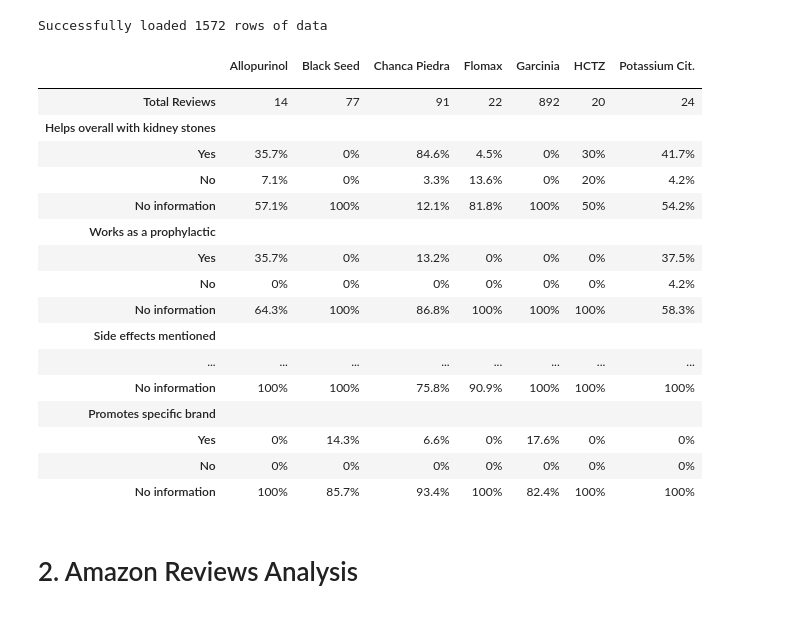
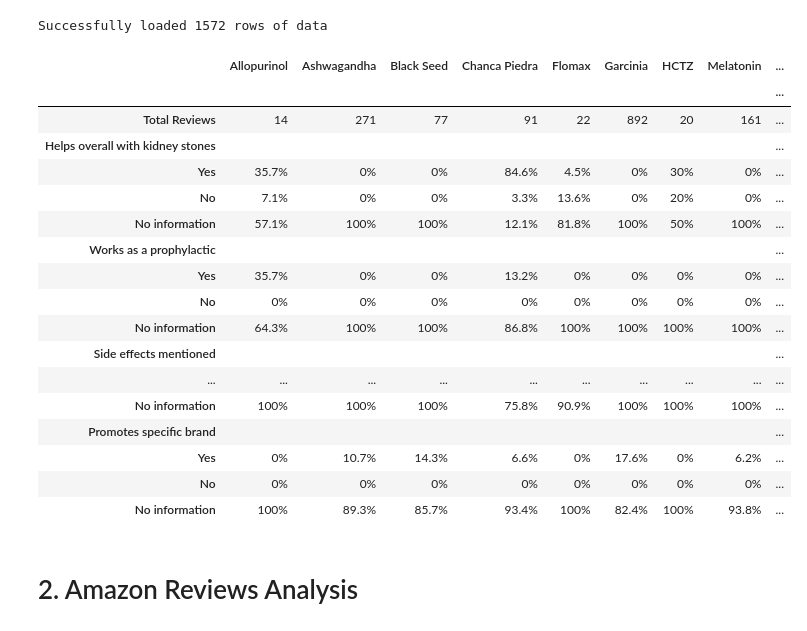
Before and after one commit to aph-research/chanca-piedra, a Jupyter notebook: chanca-piedra-analysis.ipynb, the cells around one changed output. Drawn from its saved outputs; the diff is of its cells as text; code cells hidden in the pictures.

```diff
--- a/chanca-piedra-analysis.ipynb
+++ b/chanca-piedra-analysis.ipynb
@@ -13,7 +13,7 @@ PLOT_PARAMS = {
 }
 
 figfolder = "docs/"
-export_to_gdoc = True
+export_to_gdoc = False
 
 def get_text_color():
     return 'black' if export_to_gdoc else 'white'
@@ -212,53 +212,54 @@ columns_to_analyze = [
     'Helps overall with kidney stones',
     'Works as a prophylactic',
     'Side effects mentioned',
     'Asserts significant pain reduction',
     'Mentions breaking of stones',
     'Mentions shrinking of the stones',
     'Mentions softening of stones',
     'Stone passed with no or almost no pain',
     'Promotes specific brand',
 ]
 
 webmd_medicine_mapping = {
     'Allopurinol Oral': 'Allopurinol',
     'Flomax Oral': 'Flomax',
     'Hydrochlorothiazide': 'HCTZ',
-    'Potassium Citrate Oral': 'Potassium Cit.'
+    'Potassium Citrate Oral': 'Potassium cit.'
 }
 
-webmd_medicines_to_exclude = ['Ashwagandha', 'Melatonin']
+# webmd_medicines_to_exclude = ['Ashwagandha', 'Melatonin']
+webmd_medicines_to_exclude = []
 
 # Generate and display statistics
 display_df = calculate_stats(
     df,
     columns_to_analyze,
     medicines_to_exclude=webmd_medicines_to_exclude,
     medicine_mapping=webmd_medicine_mapping
 )
 display(style_dataframe(display_df))
 
 tablename = "webmd-table-full-analysis"
 display_df.to_html(figfolder + tablename + ".html")
 # %% [output]
-|  | Allopurinol | Black Seed | Chanca Piedra | Flomax | Garcinia | HCTZ | Potassium Cit. |
-|  |  |  |  |  |  |  |  |
-| Total Reviews | 14 | 77 | 91 | 22 | 892 | 20 | 24 |
-| Helps overall with kidney stones |  |  |  |  |  |  |  |
-| Yes | 35.7% | 0% | 84.6% | 4.5% | 0% | 30% | 41.7% |
-| No | 7.1% | 0% | 3.3% | 13.6% | 0% | 20% | 4.2% |
-| No information | 57.1% | 100% | 12.1% | 81.8% | 100% | 50% | 54.2% |
-| Works as a prophylactic |  |  |  |  |  |  |  |
-| Yes | 35.7% | 0% | 13.2% | 0% | 0% | 0% | 37.5% |
-| No | 0% | 0% | 0% | 0% | 0% | 0% | 4.2% |
-| No information | 64.3% | 100% | 86.8% | 100% | 100% | 100% | 58.3% |
-| Side effects mentioned |  |  |  |  |  |  |  |
-| ... | ... | ... | ... | ... | ... | ... | ... |
-| No information | 100% | 100% | 75.8% | 90.9% | 100% | 100% | 100% |
-| Promotes specific brand |  |  |  |  |  |  |  |
-| Yes | 0% | 14.3% | 6.6% | 0% | 17.6% | 0% | 0% |
-| No | 0% | 0% | 0% | 0% | 0% | 0% | 0% |
-| No information | 100% | 85.7% | 93.4% | 100% | 82.4% | 100% | 100% |
+|  | Allopurinol | Ashwagandha | Black Seed | Chanca Piedra | Flomax | Garcinia | HCTZ | Melatonin | ... |
+|  |  |  |  |  |  |  |  |  | ... |
+| Total Reviews | 14 | 271 | 77 | 91 | 22 | 892 | 20 | 161 | ... |
+| Helps overall with kidney stones |  |  |  |  |  |  |  |  | ... |
+| Yes | 35.7% | 0% | 0% | 84.6% | 4.5% | 0% | 30% | 0% | ... |
+| No | 7.1% | 0% | 0% | 3.3% | 13.6% | 0% | 20% | 0% | ... |
+| No information | 57.1% | 100% | 100% | 12.1% | 81.8% | 100% | 50% | 100% | ... |
+| Works as a prophylactic |  |  |  |  |  |  |  |  | ... |
+| Yes | 35.7% | 0% | 0% | 13.2% | 0% | 0% | 0% | 0% | ... |
+| No | 0% | 0% | 0% | 0% | 0% | 0% | 0% | 0% | ... |
+| No information | 64.3% | 100% | 100% | 86.8% | 100% | 100% | 100% | 100% | ... |
+| Side effects mentioned |  |  |  |  |  |  |  |  | ... |
+| ... | ... | ... | ... | ... | ... | ... | ... | ... | ... |
+| No information | 100% | 100% | 100% | 75.8% | 90.9% | 100% | 100% | 100% | ... |
+| Promotes specific brand |  |  |  |  |  |  |  |  | ... |
+| Yes | 0% | 10.7% | 14.3% | 6.6% | 0% | 17.6% | 0% | 6.2% | ... |
+| No | 0% | 0% | 0% | 0% | 0% | 0% | 0% | 0% | ... |
+| No information | 100% | 89.3% | 85.7% | 93.4% | 100% | 82.4% | 100% | 93.8% | ... |
 # %% [markdown]
 # 2. Amazon Reviews Analysis
 # %%
```
Also changed, not shown: parts of 6 cells of this notebook, 4 other files.
